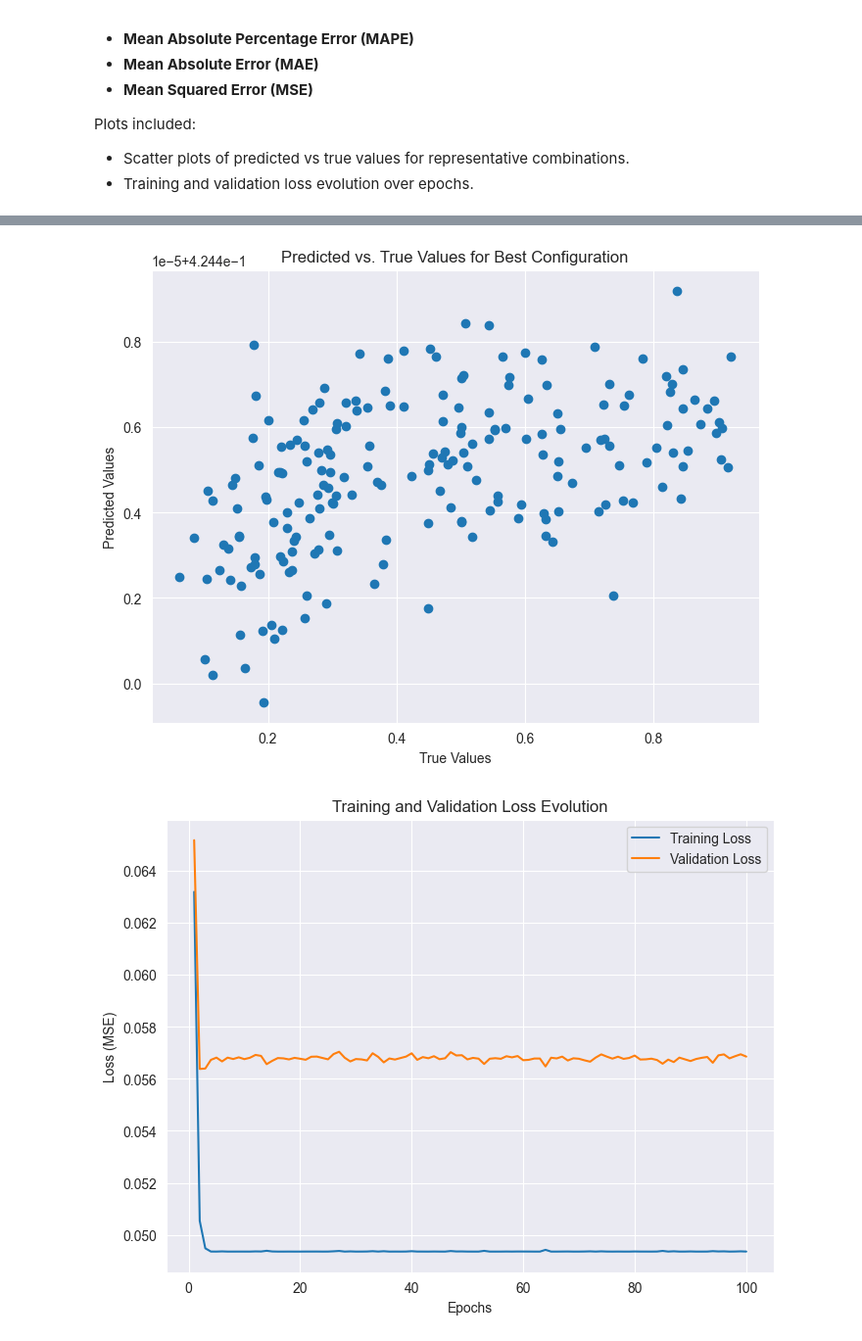
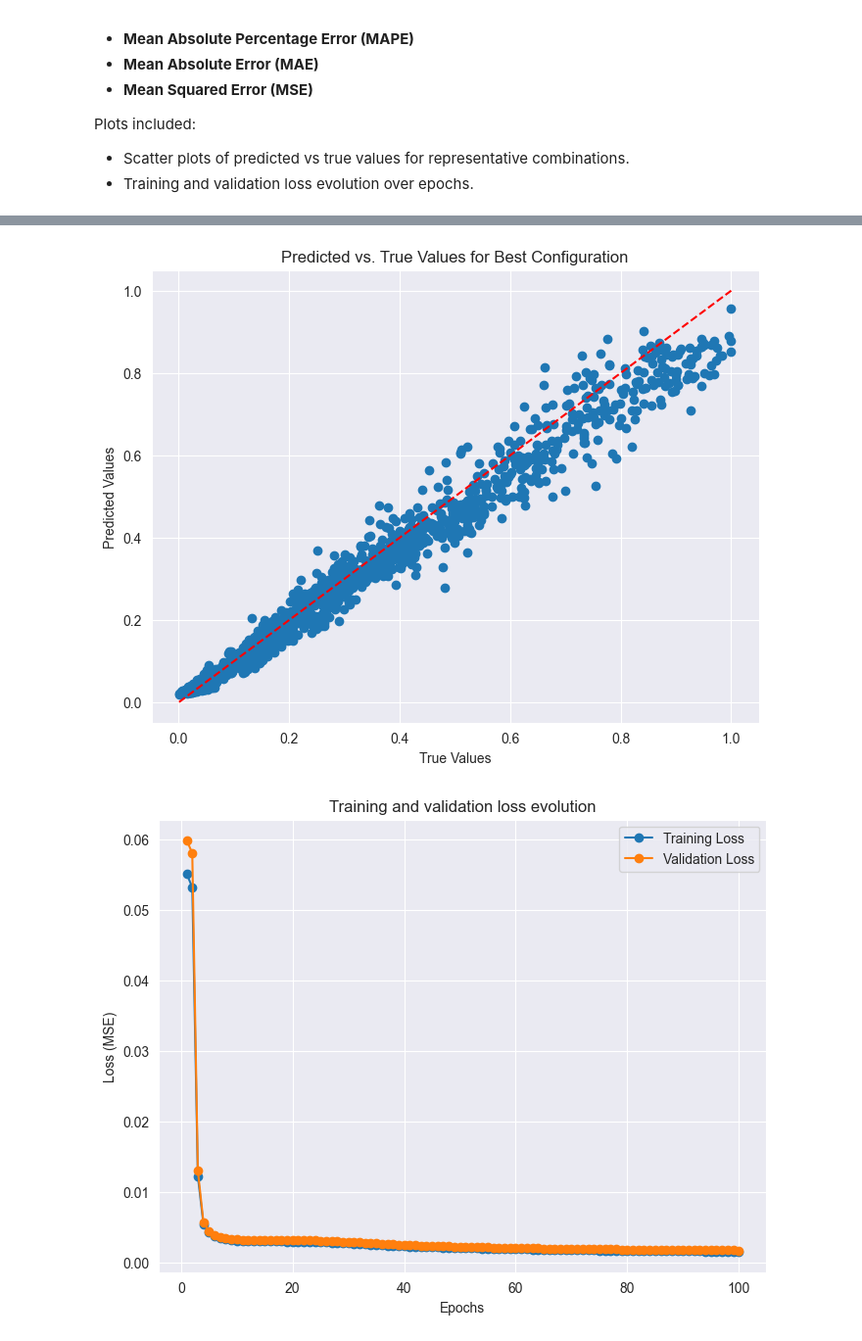
Before and after one commit to Andrea-PuBo/NEC, a Jupyter notebook: utils/Hyperparameter_tuning.ipynb, the cells around one changed output, grey strips where cells are left out. Shown: that part at 98% size. Saved outputs shown, nothing was run; the diff lists cells and outputs as text; code cells hidden in the pictures.

```diff
--- a/utils/Hyperparameter_tuning.ipynb
+++ b/utils/Hyperparameter_tuning.ipynb
@@ -34,5 +35,5 @@ import itertools
 # %%
-#read and parse the .csv features file for A1-synthetic
-df = pd.read_csv('A1-synthetic.csv', decimal=".")
+#read the csv data
+df = pd.read_csv('../data/preprocessed_data.csv', decimal=".")
 df.describe()
 # %% [output]
@@ -63,11 +51,11 @@ df_scaled.describe()
 # %%
-columns = df_scaled.shape[1]
+# Select the target column by name
+output_column = 'price'
+targets = df[output_column].values
 
-input_columns = df_scaled.columns[0 : 9] # Select the first 9 columns
-features = df_scaled[input_columns].values
-
-output_column = df_scaled.columns[9] # Select the 10th column (index 9) as the target
-targets = df_scaled[output_column].values
+# Select all columns except the target column
+input_columns = df.columns[df.columns != output_column]
+features = df[input_columns].values
 
 print(features.shape)
 print(targets.shape)
@@ -138,5 +156,5 @@ param_grid = {
 # %%
-results = hyperparameter_search(X_train, y_train, X_test, y_test, param_grid)
+results = hyperparameter_search(X_train, y_train, X_test, y_test)
 
 # Sort and display results
 results_sorted = results.sort_values(by="MSE", ascending=True)
@@ -176,8 +194,10 @@ nn_best = NeuralNet(
 nn_best.fit(X_train, y_train)
 y_best_pred = nn_best.predict(X_test)
 
+# Scatter plot
 plt.figure(figsize=(8, 6))
 plt.scatter(y_test, y_best_pred)
+plt.plot([y_test.min(), y_test.max()], [y_test.min(), y_test.max()], color='red', linestyle='--')
 plt.title("Predicted vs. True Values for Best Configuration")
 plt.xlabel("True Values")
 plt.ylabel("Predicted Values")
@@ -187,11 +207,11 @@ plt.show()
 train_losses, val_losses = nn_best.loss_epochs()
 epochs = range(1, len(train_losses) + 1)
 plt.figure(figsize=(8, 6))
-plt.plot(epochs, train_losses, label="Training Loss")
-plt.plot(epochs, val_losses, label="Validation Loss")
+plt.plot(epochs, train_losses, label="Training Loss", marker='o')
+plt.plot(epochs, val_losses, label="Validation Loss", marker='o')
 plt.xlabel("Epochs")
 plt.ylabel("Loss (MSE)")
-plt.title("Training and Validation Loss Evolution")
+plt.title("Training and validation loss evolution")
 plt.legend()
 plt.show()
 # %% [output]
@@ -215,2 +235,2 @@ Epoch 100/100, Train Loss: 0.049356720807997086, Val Loss: 0.05685721324777492
-[figure, old version]
+[figure, new version]
-[figure, old version]
+[figure, new version]
```
Also changed, not shown: parts of 13 cells of this notebook.
